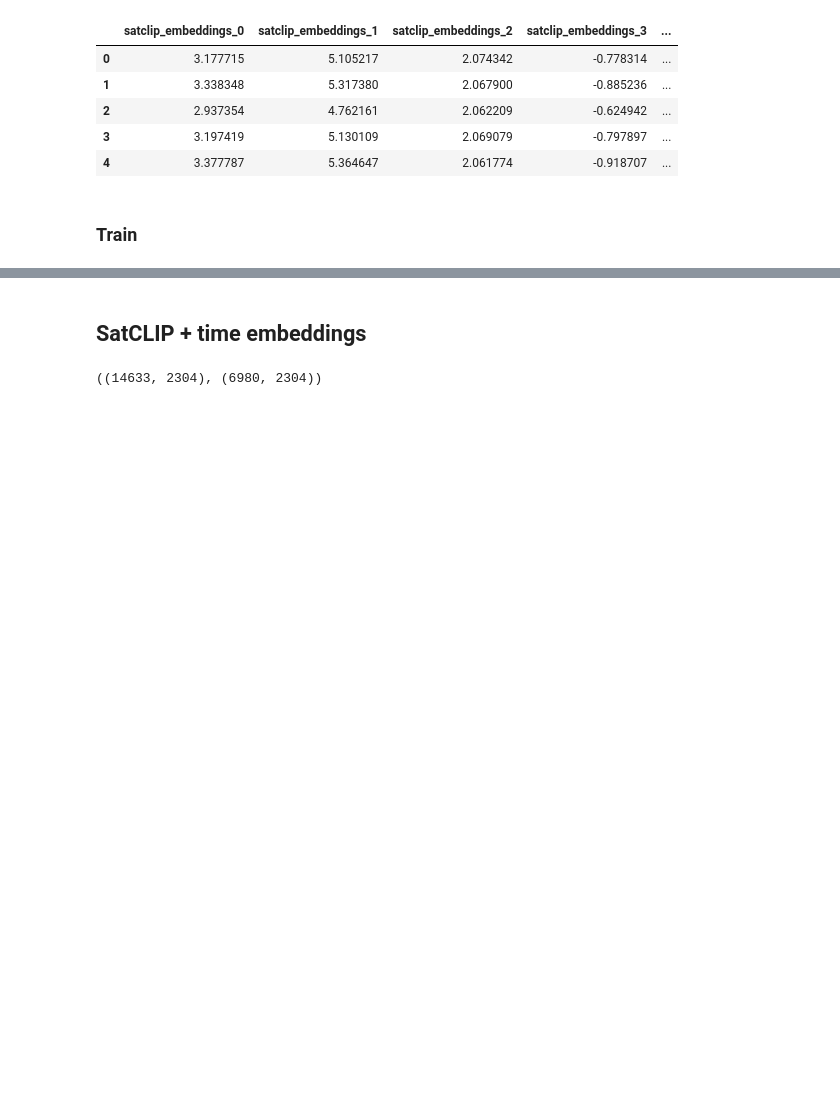
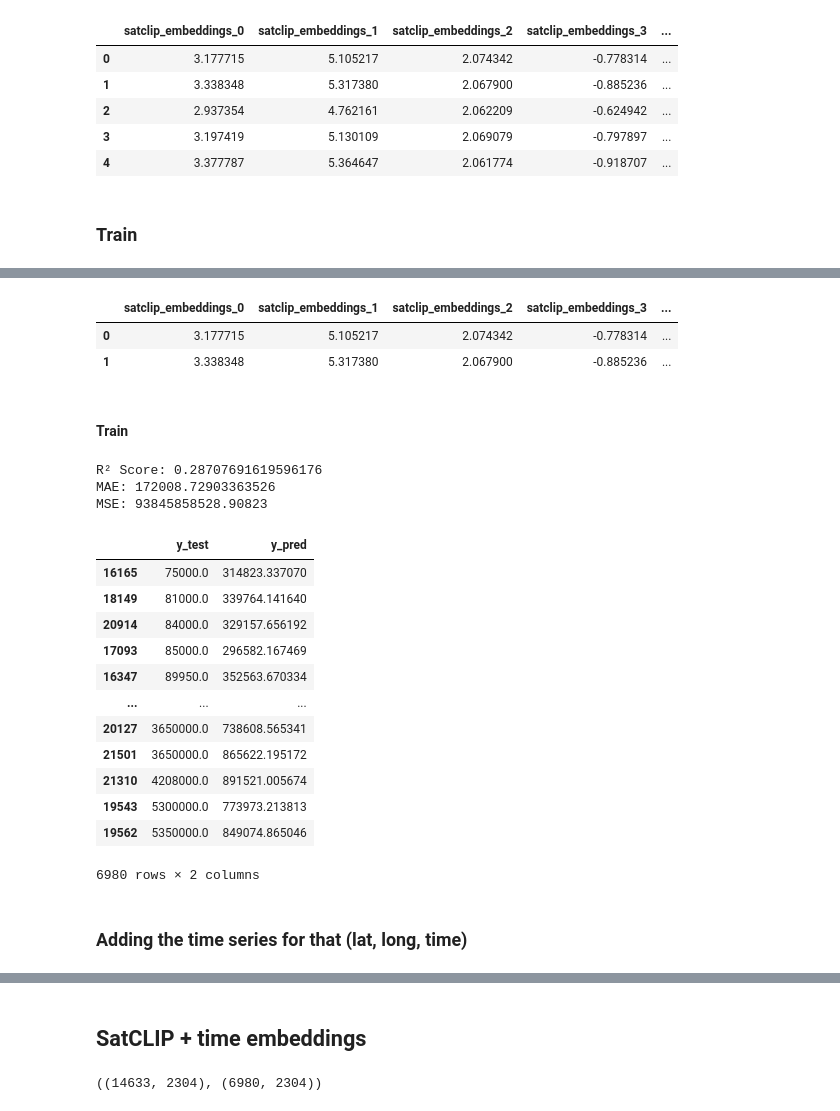
Before and after one commit to davidguzmanr/COMP-685-Fall-2025, a Jupyter notebook: notebooks/House Sales in King County.ipynb, the cells around one changed output, grey strips where cells are left out. Drawn from its saved outputs; the diff is of its cells as text; code cells hidden in the pictures; blank space fills up the shorter version.

```diff
--- a/notebooks/House Sales in King County.ipynb
+++ b/notebooks/House Sales in King County.ipynb
@@ -1216,0 +1266,8 @@ results
+# %%
+X_train.head(2)
+# %% [output]
+|  | satclip_embeddings_0 | satclip_embeddings_1 | satclip_embeddings_2 | satclip_embeddings_3 | ... |
+| 0 | 3.177715 | 5.105217 | 2.074342 | -0.778314 | ... |
+| 1 | 3.338348 | 5.317380 | 2.067900 | -0.885236 | ... |
+# %% [markdown]
+#### Train
@@ -1216,0 +1278,48 @@ results
+# %%
+model = MLPRegressor(
+    hidden_layer_sizes=(256,256),
+    learning_rate_init=5e-3,
+    max_iter=200,
+    shuffle=False,
+    random_state=42,
+    verbose=True,
+    early_stopping=True,
+    validation_fraction=0.1,
+    n_iter_no_change=10,
+    batch_size=128
+)
+model.fit(X_train, y_train)
+# %%
+y_pred = model.predict(X_test)
+
+r2 = model.score(X_test, y_test)
+mae = mean_absolute_error(y_test, y_pred)
+mse = mean_squared_error(y_test, y_pred)
+
+print("R² Score:", r2)
+print("MAE:", mae)
+print("MSE:", mse)
+# %% [output]
+R² Score: 0.28707691619596176
+MAE: 172008.72903363526
+MSE: 93845858528.90823
+# %%
+# Could be better, but not bad for a first try
+results = pd.DataFrame(data={"y_test": y_test, "y_pred": y_pred}).sort_values(by="y_test")
+results
+# %% [output]
+|  | y_test | y_pred |
+| 16165 | 75000.0 | 314823.337070 |
+| 18149 | 81000.0 | 339764.141640 |
+| 20914 | 84000.0 | 329157.656192 |
+| 17093 | 85000.0 | 296582.167469 |
+| 16347 | 89950.0 | 352563.670334 |
+| ... | ... | ... |
+| 20127 | 3650000.0 | 738608.565341 |
+| 21501 | 3650000.0 | 865622.195172 |
+| 21310 | 4208000.0 | 891521.005674 |
+| 19543 | 5300000.0 | 773973.213813 |
+| 19562 | 5350000.0 | 849074.865046 |
+6980 rows × 2 columns
+# %% [markdown]
+### Adding the time series for that (lat, long, time)
```
Also changed, not shown: parts of 21 cells of this notebook.
